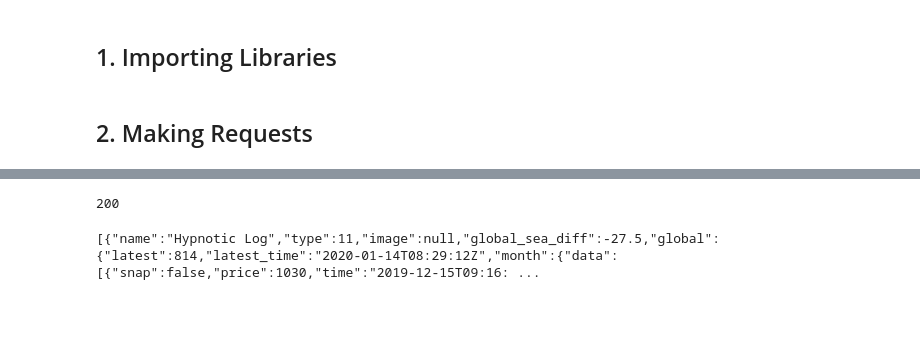
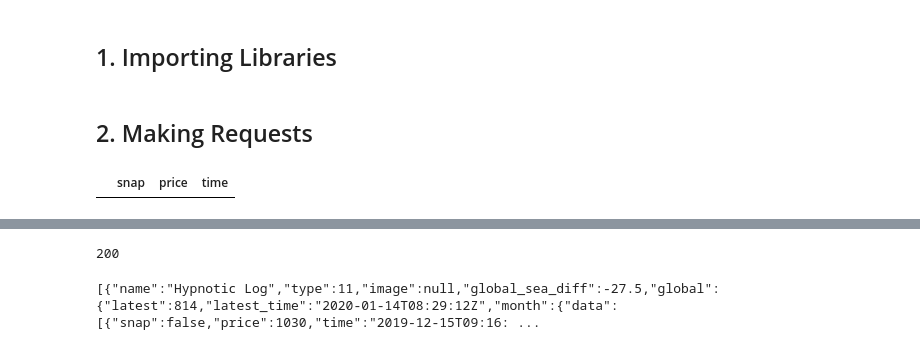
Before and after one commit to algakovic/ROMobile-MarketPrice-Timeseries-Analysis, a Jupyter notebook: SandboxROMExchangeAPI.ipynb, the cells around one changed output, grey strips where cells are left out. Cells and saved outputs as stored; diff of their text form; code cells hidden in the pictures; blank space fills up the shorter version.

Commit message:
tinker with for  loop for data requests, adding to dataframe on the fly.

```diff
--- a/SandboxROMExchangeAPI.ipynb
+++ b/SandboxROMExchangeAPI.ipynb
@@ -48,3 +48,7 @@ headers = {'User-Agent': 'XY', 'Content-type': 'application/json'}
 # %%
 # Make request for the data
 r = requests.get(url, headers = headers)
+dfglobal = pd.DataFrame(columns=['snap', 'price', 'time'])
+dfglobal
+# %% [output]
+|  | snap | price | time |
```
Also changed, not shown: parts of 2 cells of this notebook.
